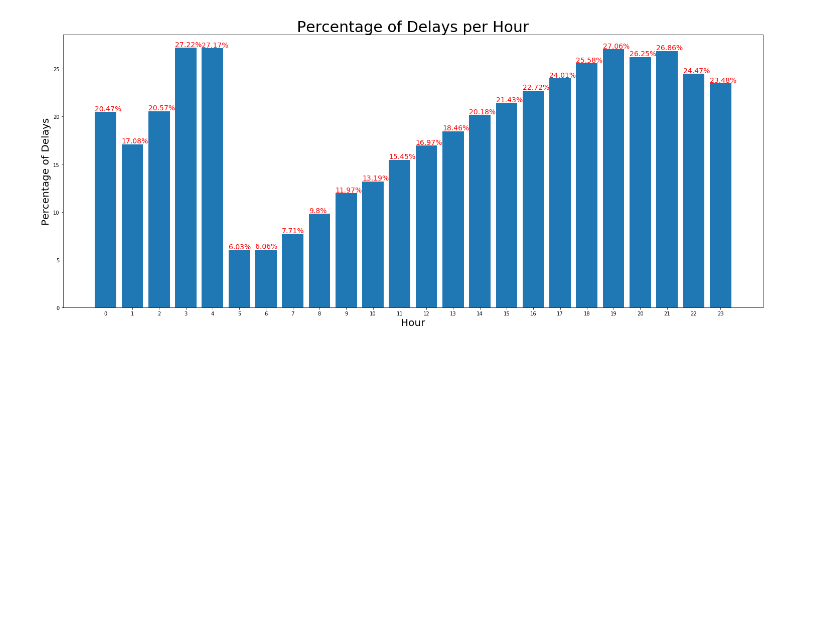
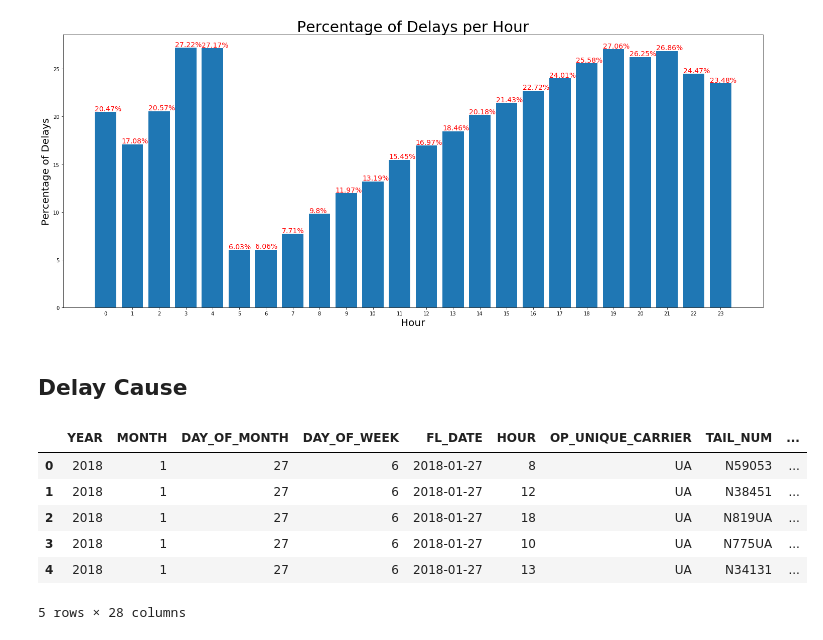
Before and after one commit to Arimorris/delays, a Jupyter notebook: visuals .ipynb, the cells around one changed output. Saved outputs shown, nothing was run; the diff lists cells and outputs as text; code cells hidden in the pictures; blank space fills up the shorter version.

```diff
--- a/visuals .ipynb
+++ b/visuals .ipynb
@@ -377,3 +377,15 @@ for a,b in zip(hour, h_pct):
 plt.show()
 # %% [output]
 [figure]
+# %% [markdown]
+## Delay Cause
+# %%
+delay.head()
+# %% [output]
+|  | YEAR | MONTH | DAY_OF_MONTH | DAY_OF_WEEK | FL_DATE | HOUR | OP_UNIQUE_CARRIER | TAIL_NUM | ... |
+| 0 | 2018 | 1 | 27 | 6 | 2018-01-27 | 8 | UA | N59053 | ... |
+| 1 | 2018 | 1 | 27 | 6 | 2018-01-27 | 12 | UA | N38451 | ... |
+| 2 | 2018 | 1 | 27 | 6 | 2018-01-27 | 18 | UA | N819UA | ... |
+| 3 | 2018 | 1 | 27 | 6 | 2018-01-27 | 10 | UA | N775UA | ... |
+| 4 | 2018 | 1 | 27 | 6 | 2018-01-27 | 13 | UA | N34131 | ... |
+5 rows × 28 columns
```
Also changed, not shown: parts of 7 cells of this notebook.
